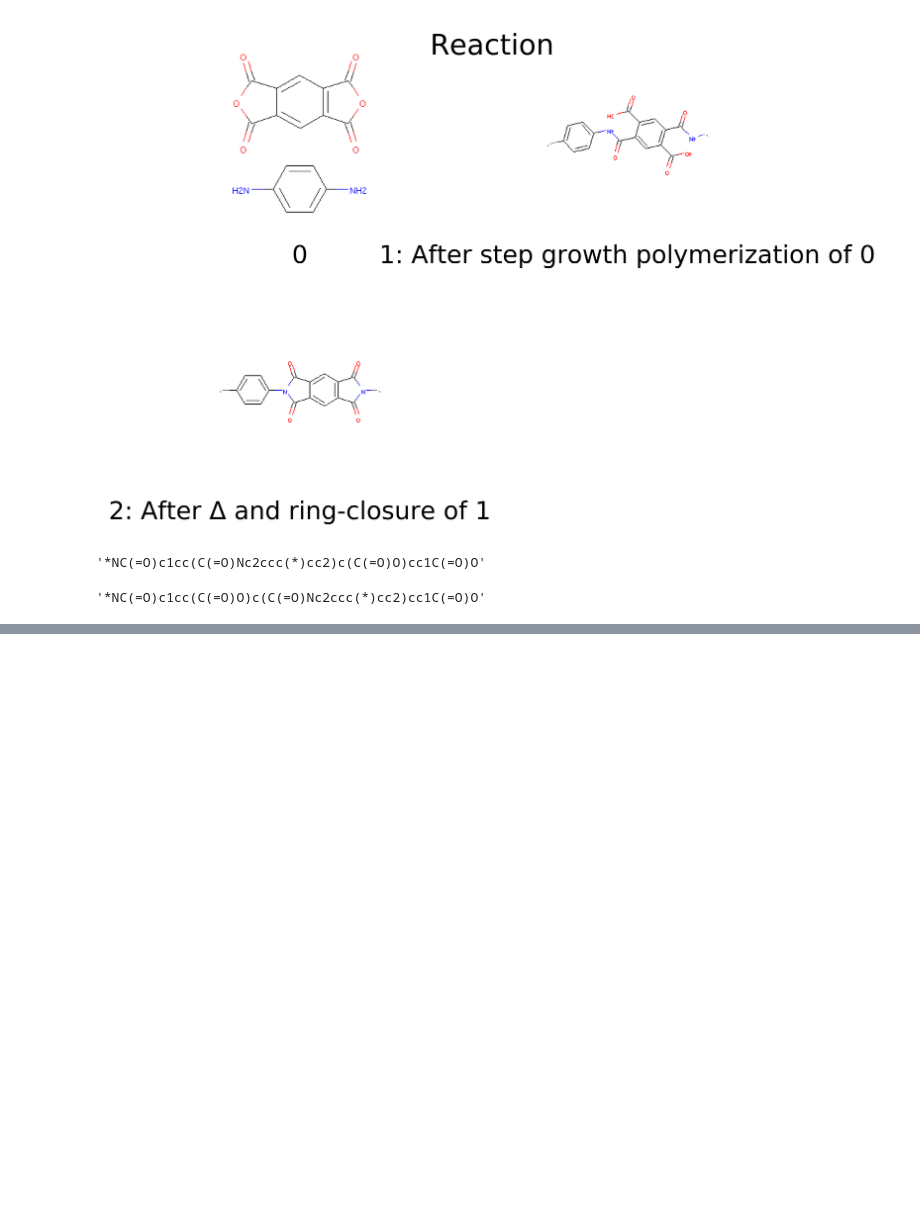
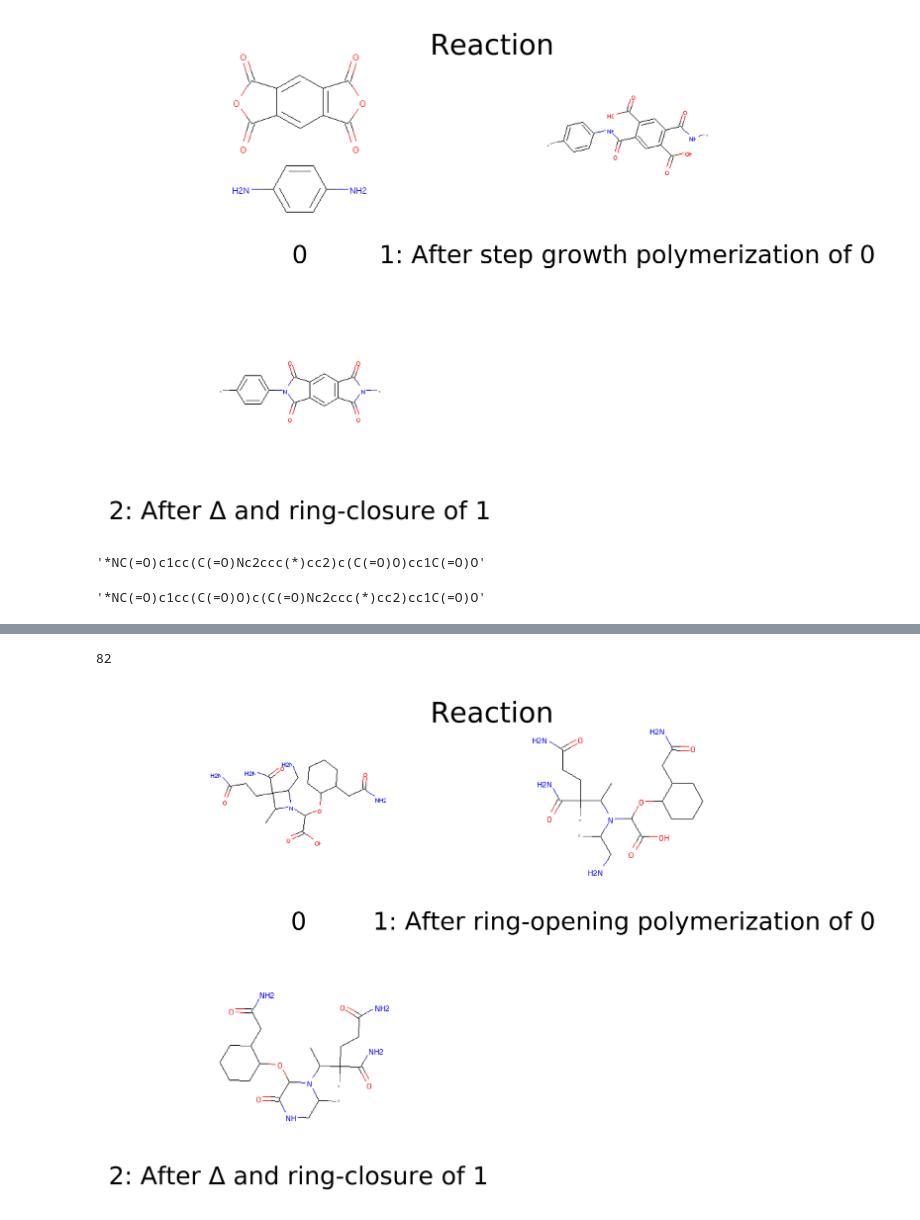
Before and after one commit to rishigurnani/hMOFs-Snurr, a Jupyter notebook: fall20_mse_8803_3.ipynb, the cells around one changed output, grey strips where cells are left out. Drawn from its saved outputs; the diff is of its cells as text; code cells hidden in the pictures; blank space fills up the shorter version.

```diff
--- a/fall20_mse_8803_3.ipynb
+++ b/fall20_mse_8803_3.ipynb
@@ -393,0 +361,5 @@ out[2].reaction_step_ls[-1].reactant_mol
+# %%
+with open('/home/rgur/py_scripts/g2g_depolymerizable_05_31PM_on_January_09_2021.pkl','rb') as f:
+    smiles_ls = pickle.load(f)
+# %%
+smiles_ls = random.sample(smiles_ls,100)
@@ -393,0 +416,3 @@ out[2].reaction_step_ls[-1].reactant_mol
+# %%
+importlib.reload(retro)
+rxns3 = retro.retrosynthesize2(smiles_ls)
@@ -393,0 +437,10 @@ out[2].reaction_step_ls[-1].reactant_mol
+# %%
+len(rxns3)
+# %% [output]
+82
+# %%
+two_step = [x for x in rxns3 if x.GetNSteps()==2]
+# %%
+two_step[0].DrawSteps()
+# %% [output]
+[figure, added]
```
Also changed, not shown: parts of 32 cells of this notebook, 2 other files.
